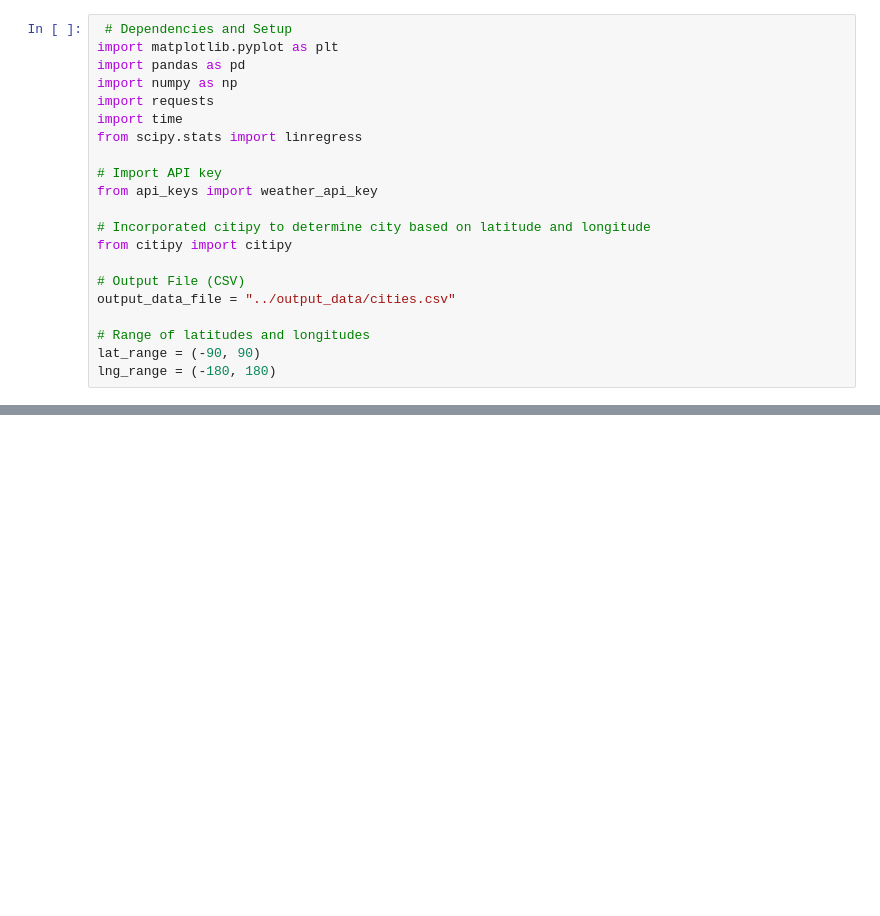
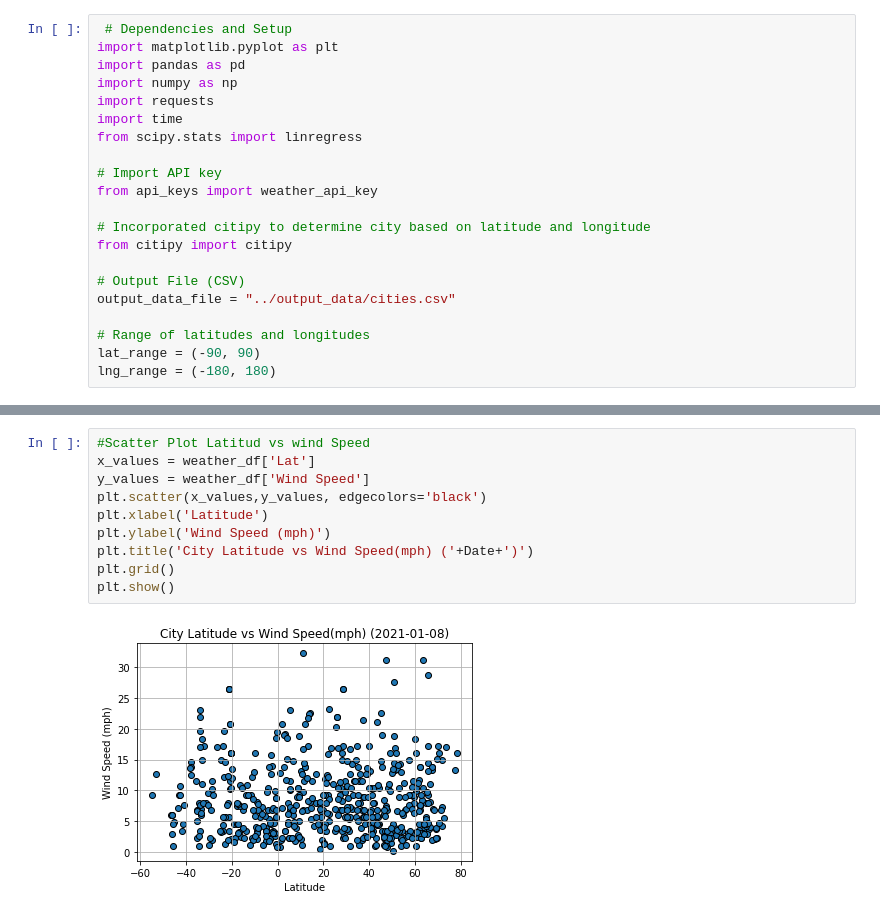
Before and after one commit to robertodiazbriones/python-api-challenge, a Jupyter notebook: WeatherPy/WeatherPy.ipynb, the cells around one changed output, grey strips where cells are left out. Saved outputs shown, nothing was run; the diff lists cells and outputs as text; blank space fills up the shorter version.

```diff
--- a/WeatherPy/WeatherPy.ipynb
+++ b/WeatherPy/WeatherPy.ipynb
@@ -417,0 +265,12 @@ The r-squared is: 0.024564151227631476
+# %%
+#Scatter Plot Latitud vs wind Speed
+x_values = weather_df['Lat']
+y_values = weather_df['Wind Speed']
+plt.scatter(x_values,y_values, edgecolors='black')
+plt.xlabel('Latitude')
+plt.ylabel('Wind Speed (mph)')
+plt.title('City Latitude vs Wind Speed(mph) ('+Date+')')
+plt.grid()
+plt.show()
+# %% [output]
+[figure, added]
```
Also changed, not shown: parts of 47 cells of this notebook, 1 other file.
